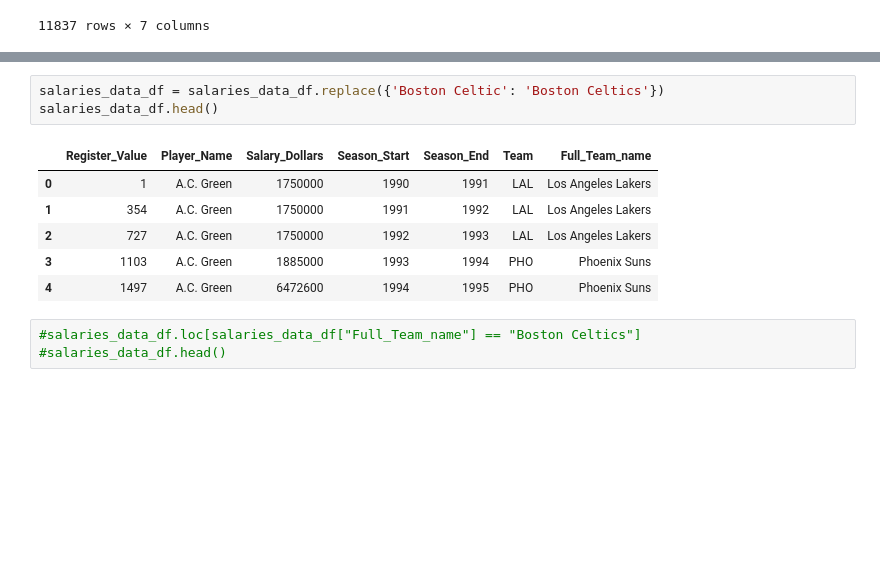
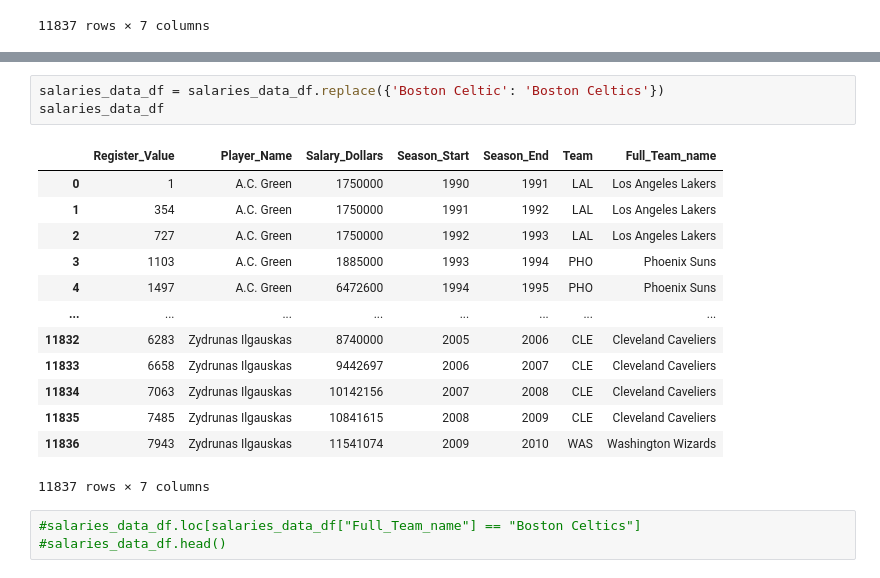
Before and after one commit to bennetyousuf/etl-project, a Jupyter notebook: FINAL NOTEBOOK.ipynb, the cells around one changed output, grey strips where cells are left out. Saved outputs shown, nothing was run; the diff lists cells and outputs as text; blank space fills up the shorter version.

```diff
--- a/FINAL NOTEBOOK.ipynb
+++ b/FINAL NOTEBOOK.ipynb
@@ -46,13 +70,20 @@ salaries_data_df = salaries_data_df.rename(columns={"Register Value": "Register_
 # %%
 salaries_data_df = salaries_data_df.replace({'Boston Celtic': 'Boston Celtics'})
-salaries_data_df.head()
+salaries_data_df
 # %% [output]
 |  | Register_Value | Player_Name | Salary_Dollars | Season_Start | Season_End | Team | Full_Team_name |
 | 0 | 1 | A.C. Green | 1750000 | 1990 | 1991 | LAL | Los Angeles Lakers |
 | 1 | 354 | A.C. Green | 1750000 | 1991 | 1992 | LAL | Los Angeles Lakers |
 | 2 | 727 | A.C. Green | 1750000 | 1992 | 1993 | LAL | Los Angeles Lakers |
 | 3 | 1103 | A.C. Green | 1885000 | 1993 | 1994 | PHO | Phoenix Suns |
 | 4 | 1497 | A.C. Green | 6472600 | 1994 | 1995 | PHO | Phoenix Suns |
+| ... | ... | ... | ... | ... | ... | ... | ... |
+| 11832 | 6283 | Zydrunas Ilgauskas | 8740000 | 2005 | 2006 | CLE | Cleveland Caveliers |
+| 11833 | 6658 | Zydrunas Ilgauskas | 9442697 | 2006 | 2007 | CLE | Cleveland Caveliers |
+| 11834 | 7063 | Zydrunas Ilgauskas | 10142156 | 2007 | 2008 | CLE | Cleveland Caveliers |
+| 11835 | 7485 | Zydrunas Ilgauskas | 10841615 | 2008 | 2009 | CLE | Cleveland Caveliers |
+| 11836 | 7943 | Zydrunas Ilgauskas | 11541074 | 2009 | 2010 | WAS | Washington Wizards |
+11837 rows × 7 columns
 # %%
 #salaries_data_df.loc[salaries_data_df["Full_Team_name"] == "Boston Celtics"]
 #salaries_data_df.head()
```
Also changed, not shown: parts of 10 cells of this notebook.
